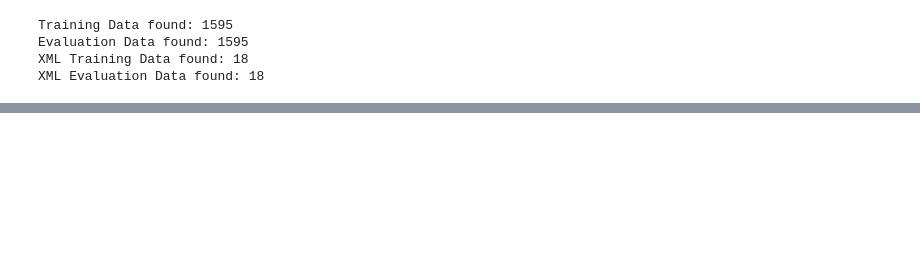
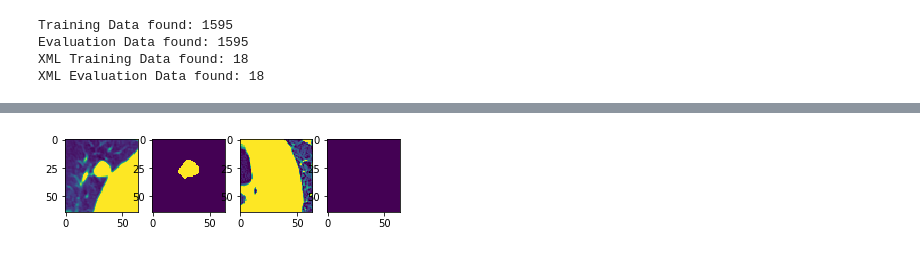
Before and after one commit to SebLu1/TaskBasedRecon, a Jupyter notebook: test.ipynb, the cells around one changed output, grey strips where cells are left out. Cells and saved outputs as stored; diff of their text form; code cells hidden in the pictures; blank space fills up the shorter version.

```diff
--- a/test.ipynb
+++ b/test.ipynb
@@ -195,0 +201,13 @@ loss  = 100*loss1 + loss2
+# %%
+plt.figure()
+plt.subplot(141)
+plt.imshow(pics[0,...,0])
+plt.subplot(142)
+plt.imshow(annos[0,...,0])
+plt.subplot(143)
+plt.imshow(pics[61,...,0])
+plt.subplot(144)
+plt.imshow(annos[61,...,0])
+plt.show()
+# %% [output]
+[figure, added]
```
Also changed, not shown: parts of 8 cells of this notebook, 3 other files.
